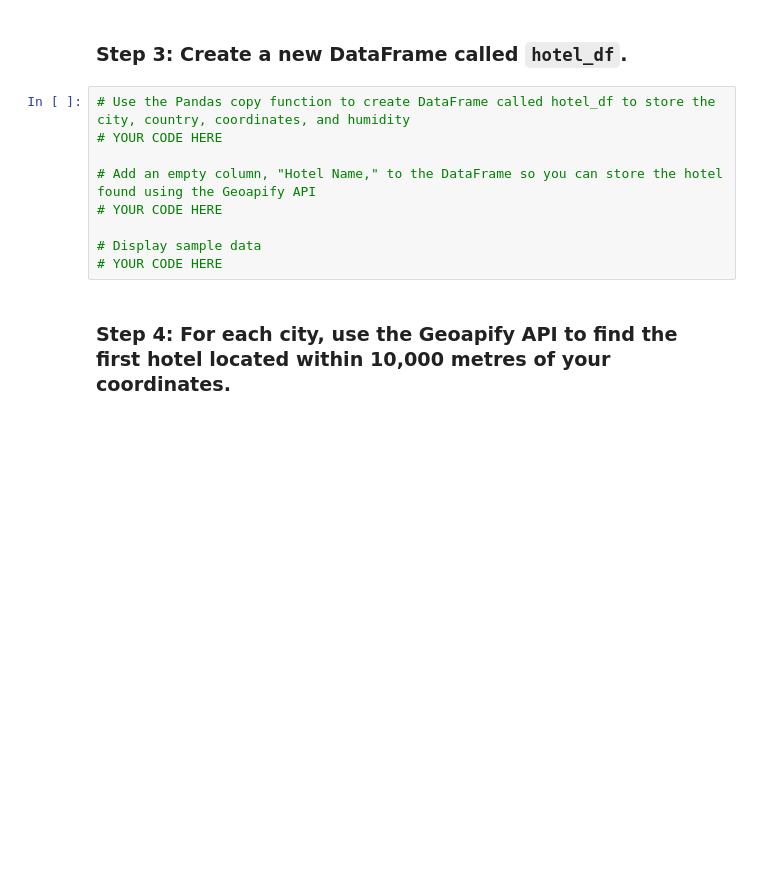
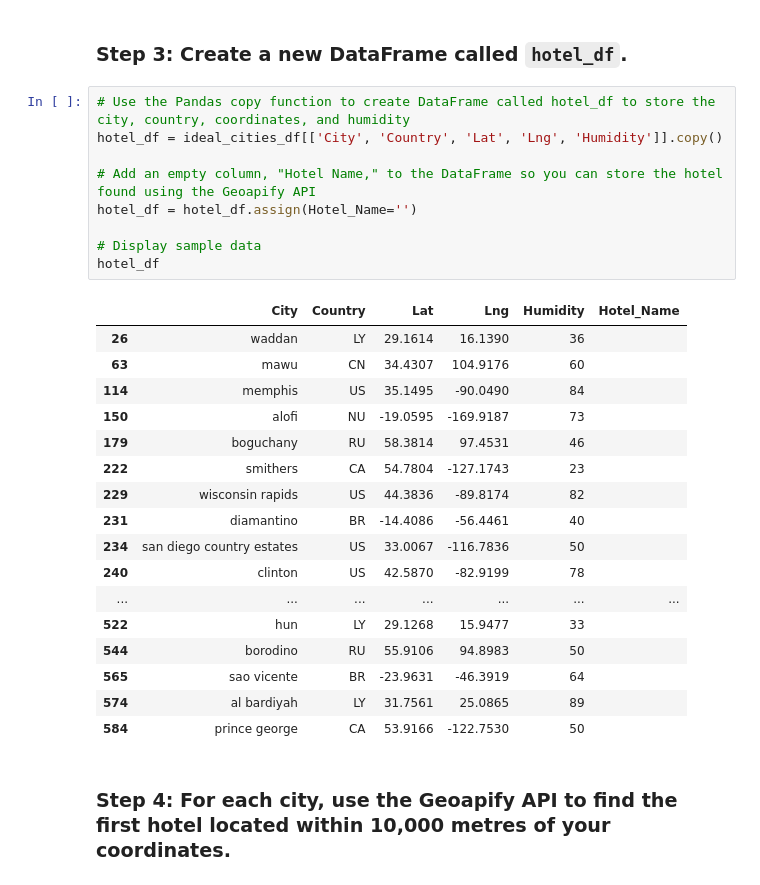
Before and after one commit to maparisio/python-api-challenge, a Jupyter notebook: WeatherPy/VacationPy.ipynb, the cells around one changed output. Saved outputs shown, nothing was run; the diff lists cells and outputs as text; blank space fills up the shorter version.

```diff
--- a/WeatherPy/VacationPy.ipynb
+++ b/WeatherPy/VacationPy.ipynb
@@ -50,13 +106,31 @@ city_data_df.head()
 ### Step 3: Create a new DataFrame called `hotel_df`.
 # %%
 # Use the Pandas copy function to create DataFrame called hotel_df to store the city, country, coordinates, and humidity
-# YOUR CODE HERE
+hotel_df = ideal_cities_df[['City', 'Country', 'Lat', 'Lng', 'Humidity']].copy()
 
 # Add an empty column, "Hotel Name," to the DataFrame so you can store the hotel found using the Geoapify API
-# YOUR CODE HERE
+hotel_df = hotel_df.assign(Hotel_Name='')
 
 # Display sample data
-# YOUR CODE HERE
+hotel_df
+# %% [output]
+|  | City | Country | Lat | Lng | Humidity | Hotel_Name |
+| 26 | waddan | LY | 29.1614 | 16.1390 | 36 |  |
+| 63 | mawu | CN | 34.4307 | 104.9176 | 60 |  |
+| 114 | memphis | US | 35.1495 | -90.0490 | 84 |  |
+| 150 | alofi | NU | -19.0595 | -169.9187 | 73 |  |
+| 179 | boguchany | RU | 58.3814 | 97.4531 | 46 |  |
+| 222 | smithers | CA | 54.7804 | -127.1743 | 23 |  |
+| 229 | wisconsin rapids | US | 44.3836 | -89.8174 | 82 |  |
+| 231 | diamantino | BR | -14.4086 | -56.4461 | 40 |  |
+| 234 | san diego country estates | US | 33.0067 | -116.7836 | 50 |  |
+| 240 | clinton | US | 42.5870 | -82.9199 | 78 |  |
+| ... | ... | ... | ... | ... | ... | ... |
+| 522 | hun | LY | 29.1268 | 15.9477 | 33 |  |
+| 544 | borodino | RU | 55.9106 | 94.8983 | 50 |  |
+| 565 | sao vicente | BR | -23.9631 | -46.3919 | 64 |  |
+| 574 | al bardiyah | LY | 31.7561 | 25.0865 | 89 |  |
+| 584 | prince george | CA | 53.9166 | -122.7530 | 50 |  |
 # %% [markdown]
 ### Step 4: For each city, use the Geoapify API to find the first hotel located within 10,000 metres of your coordinates.
 # %%
```
Also changed, not shown: parts of 8 cells of this notebook, 5 other files.
